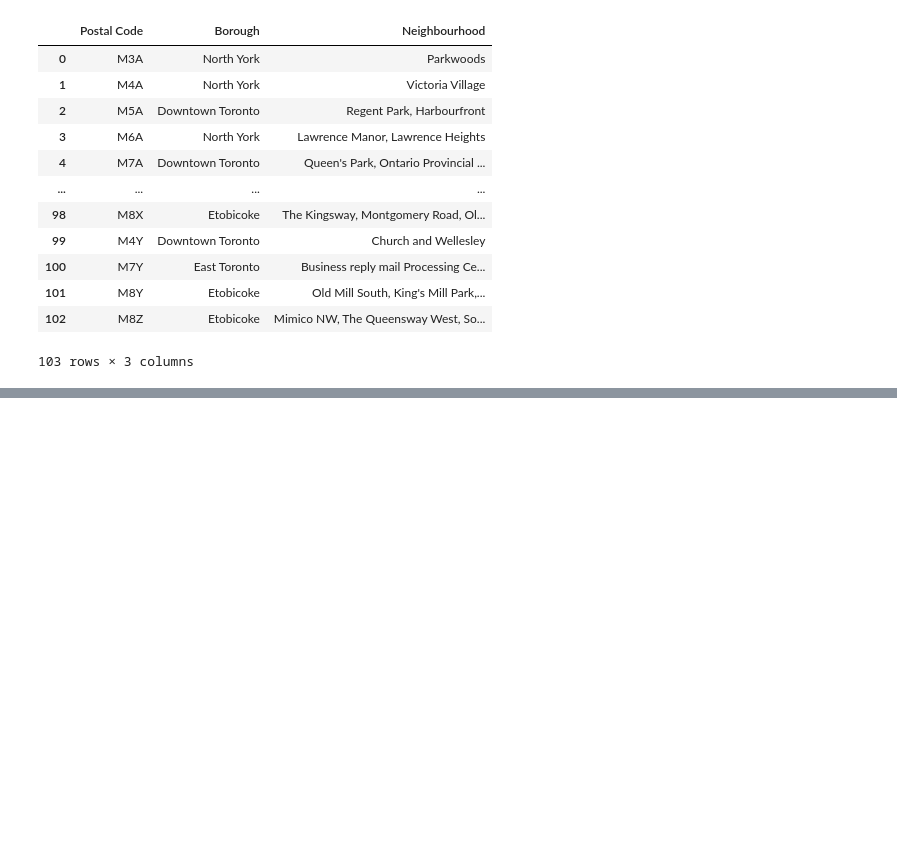
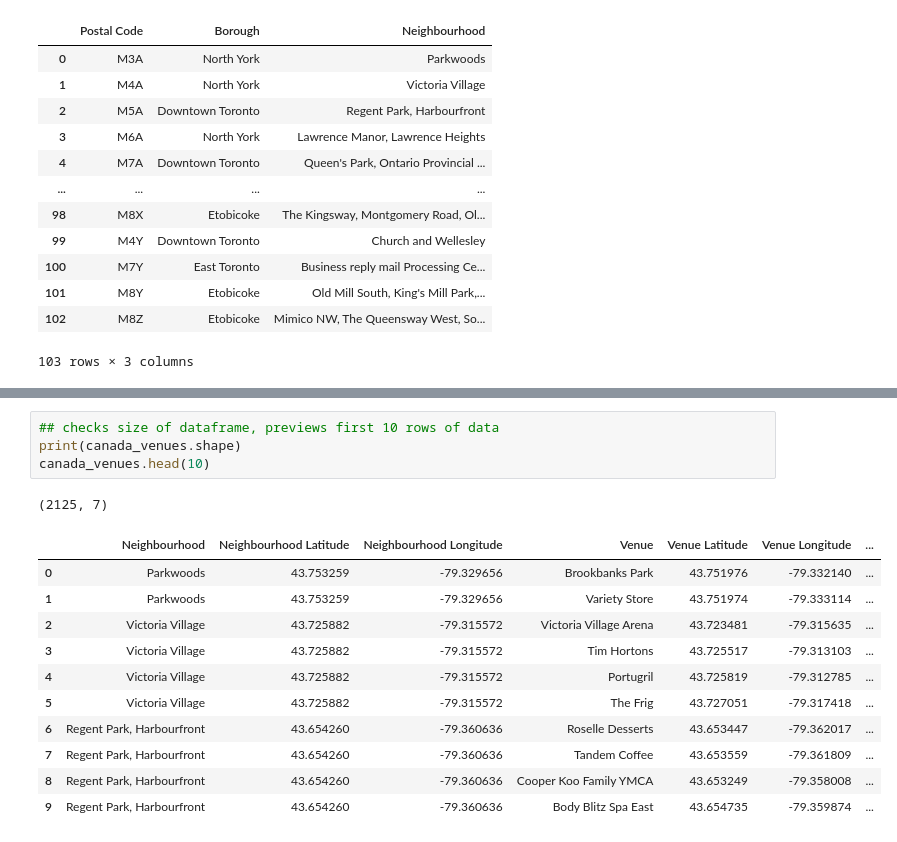
Before and after one commit to 010ecamp/Coursera_Capstone, a Jupyter notebook: Coursera_Capstone_Erick_C.ipynb, the cells around one changed output, grey strips where cells are left out. Drawn from its saved outputs; the diff is of its cells as text; blank space fills up the shorter version.

```diff
--- a/Coursera_Capstone_Erick_C.ipynb
+++ b/Coursera_Capstone_Erick_C.ipynb
@@ -89,0 +244,17 @@ df_neigh_2
+# %%
+## checks size of dataframe, previews first 10 rows of data
+print(canada_venues.shape)
+canada_venues.head(10)
+# %% [output]
+(2125, 7)
+|  | Neighbourhood | Neighbourhood Latitude | Neighbourhood Longitude | Venue | Venue Latitude | Venue Longitude | ... |
+| 0 | Parkwoods | 43.753259 | -79.329656 | Brookbanks Park | 43.751976 | -79.332140 | ... |
+| 1 | Parkwoods | 43.753259 | -79.329656 | Variety Store | 43.751974 | -79.333114 | ... |
+| 2 | Victoria Village | 43.725882 | -79.315572 | Victoria Village Arena | 43.723481 | -79.315635 | ... |
+| 3 | Victoria Village | 43.725882 | -79.315572 | Tim Hortons | 43.725517 | -79.313103 | ... |
+| 4 | Victoria Village | 43.725882 | -79.315572 | Portugril | 43.725819 | -79.312785 | ... |
+| 5 | Victoria Village | 43.725882 | -79.315572 | The Frig | 43.727051 | -79.317418 | ... |
+| 6 | Regent Park, Harbourfront | 43.654260 | -79.360636 | Roselle Desserts | 43.653447 | -79.362017 | ... |
+| 7 | Regent Park, Harbourfront | 43.654260 | -79.360636 | Tandem Coffee | 43.653559 | -79.361809 | ... |
+| 8 | Regent Park, Harbourfront | 43.654260 | -79.360636 | Cooper Koo Family YMCA | 43.653249 | -79.358008 | ... |
+| 9 | Regent Park, Harbourfront | 43.654260 | -79.360636 | Body Blitz Spa East | 43.654735 | -79.359874 | ... |
```
Also changed, not shown: parts of 33 cells of this notebook.
